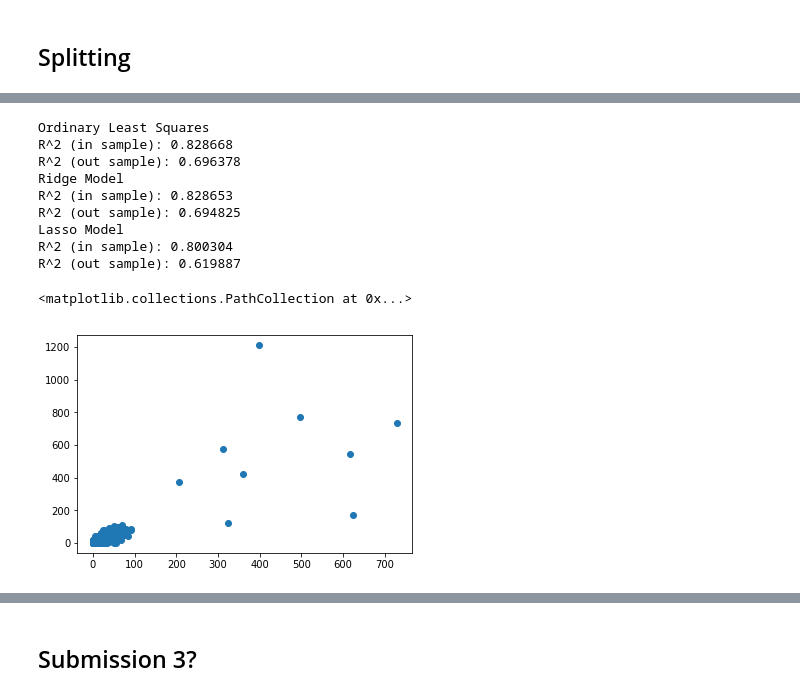
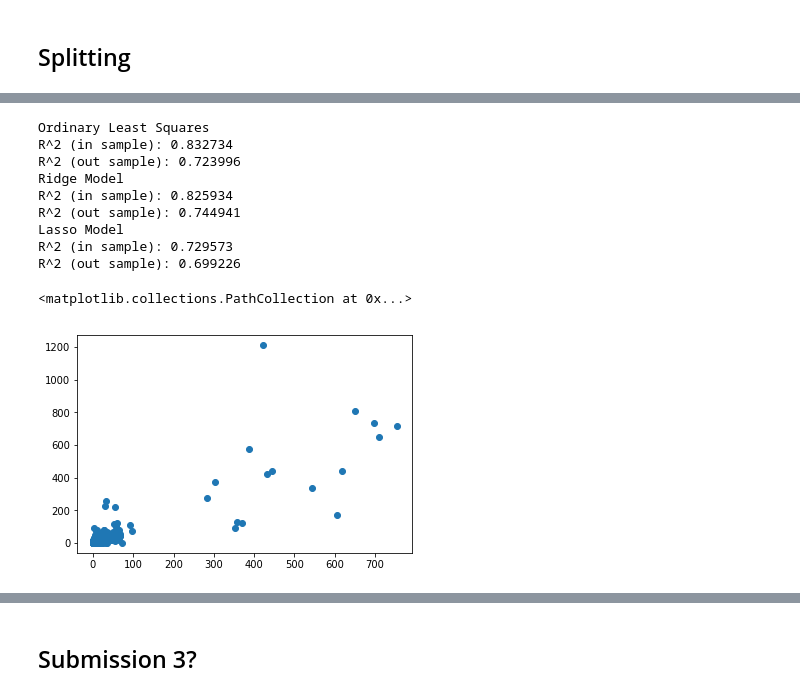
Before and after one commit to majesticfish/CS156B-Covid-Challenge, a Jupyter notebook: exploratory/Sean's Notebook/Just XY, please.ipynb, the cells around one changed output, grey strips where cells are left out. Saved outputs shown, nothing was run; the diff lists cells and outputs as text; code cells hidden in the pictures.

```diff
--- a/exploratory/Sean's Notebook/Just XY, please.ipynb
+++ b/exploratory/Sean's Notebook/Just XY, please.ipynb
@@ -204,8 +204,8 @@ def Rsquare(pred, actual):
 # %%
 large_fips, small_fips = split_fips(cum_death_counter,min_thresh=10)
 # %%
-X,y = get_XY_with_neighs(df_jhu_merged, features, 1, 10, delta_death_counter, fips_list=large_fips,offset=0)
-X_train, X_test, y_train, y_test = train_test_split(X, y, test_size=0.33)
+X,y = get_XY_with_neighs(df_jhu_merged, features, 1, 10, delta_death_counter, fips_list=large_fips,offset=1)
+X_train, X_test, y_train, y_test = train_test_split(X, y, test_size=0.4)
 # %%
 nof_list=np.arange(1,44)
 high_score=0
@@ -234,6 +234,6 @@ Score with 28 features: 0.715240
 # %%
 model = LinearRegression()
-rfe = RFE(model,19)
+rfe = RFE(model,20)
 X_train_rfe = rfe.fit_transform(X_train,y_train)
 X_test_rfe = rfe.transform(X_test)
 model.fit(X_train_rfe,y_train)
@@ -281,29 +282,29 @@ X_train_filtered.head()
 # %%
 normal_model = LinearRegression().fit(X_train_filtered.values, y_train)
 print("Ordinary Least Squares")
 print("R^2 (in sample): %f" % normal_model.score(X_train_filtered,y_train))
 print("R^2 (out sample): %f" % normal_model.score(X_test_filtered,y_test))
-ridge_model = Ridge(alpha=50000)
+ridge_model = Ridge(alpha=900000)
 ridge_model.fit(X_train_filtered.values, y_train)
 print("Ridge Model")
 print("R^2 (in sample): %f" % ridge_model.score(X_train_filtered,y_train))
 print("R^2 (out sample): %f" % ridge_model.score(X_test_filtered,y_test))
 lasso_model = Lasso(alpha=100)
 lasso_model.fit(X_train_filtered.values, y_train)
 print("Lasso Model")
 print("R^2 (in sample): %f" % lasso_model.score(X_train_filtered,y_train))
 print("R^2 (out sample): %f" % lasso_model.score(X_test_filtered,y_test))
-plt.scatter(normal_model.predict(X_test_filtered), y_test)
+plt.scatter(ridge_model.predict(X_test_filtered), y_test)
 # %% [output]
 Ordinary Least Squares
-R^2 (in sample): 0.828668
-R^2 (out sample): 0.696378
+R^2 (in sample): 0.832734
+R^2 (out sample): 0.723996
 Ridge Model
-R^2 (in sample): 0.828653
-R^2 (out sample): 0.694825
+R^2 (in sample): 0.825934
+R^2 (out sample): 0.744941
 Lasso Model
-R^2 (in sample): 0.800304
-R^2 (out sample): 0.619887
+R^2 (in sample): 0.729573
+R^2 (out sample): 0.699226
 <matplotlib.collections.PathCollection at 0x...>
-[figure, old version]
+[figure, new version]
 # %%
```
Also changed, not shown: parts of 17 cells of this notebook, 1 other file.
